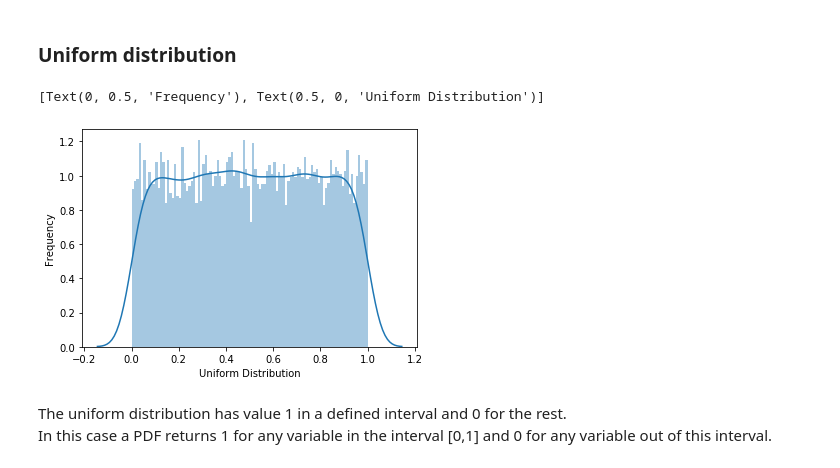
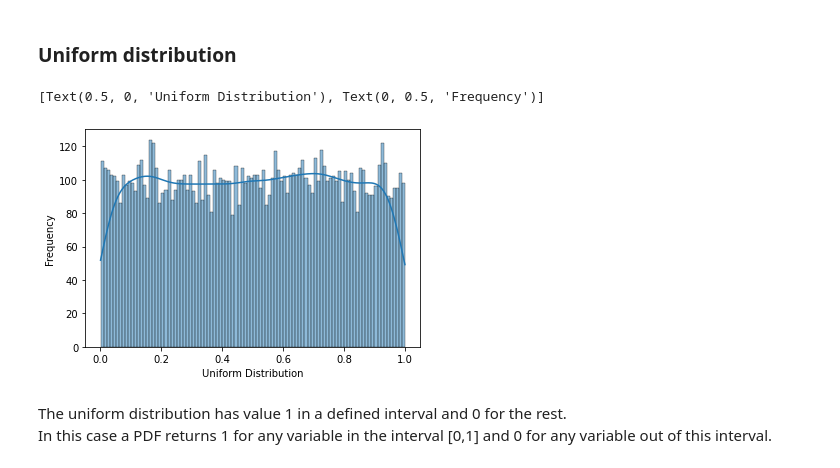
Before and after one commit to elisiojsj/Reference-Materials, a Jupyter notebook: Probability_distributions.ipynb, the cells around one changed output. Cells and saved outputs as stored; diff of their text form; code cells hidden in the pictures.

```diff
--- a/Probability_distributions.ipynb
+++ b/Probability_distributions.ipynb
@@ -84,10 +105,10 @@ width = 1
 data_uniform = uniform.rvs(size=10000, loc = start, scale=width)
 # %%
 # plot uniform distribution using seaborn
-sns.distplot(data_uniform, bins=100, kde=True).set(xlabel='Uniform Distribution', ylabel='Frequency')
+sns.histplot(data_uniform, bins=100, kde=True).set(xlabel='Uniform Distribution', ylabel='Frequency')
 # %% [output]
-[Text(0, 0.5, 'Frequency'), Text(0.5, 0, 'Uniform Distribution')]
+[Text(0.5, 0, 'Uniform Distribution'), Text(0, 0.5, 'Frequency')]
-[figure, old version]
+[figure, new version]
 # %% [markdown]
 The uniform distribution has value 1 in a defined interval and 0 for the rest.<br>
 In this case a PDF returns 1 for any variable in the interval [0,1] and 0 for any variable out of this interval.
```
Also changed, not shown: parts of 11 cells of this notebook.
